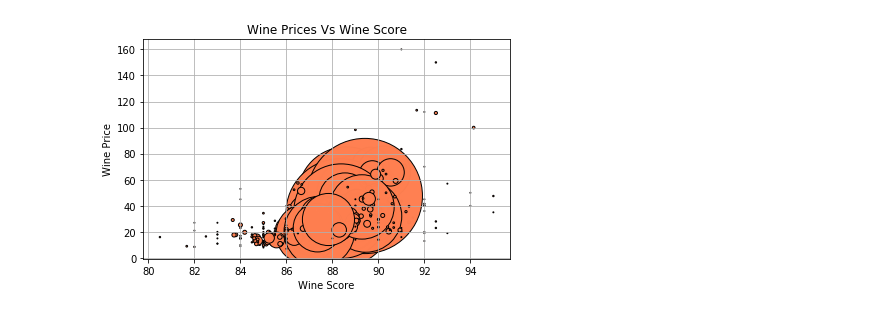
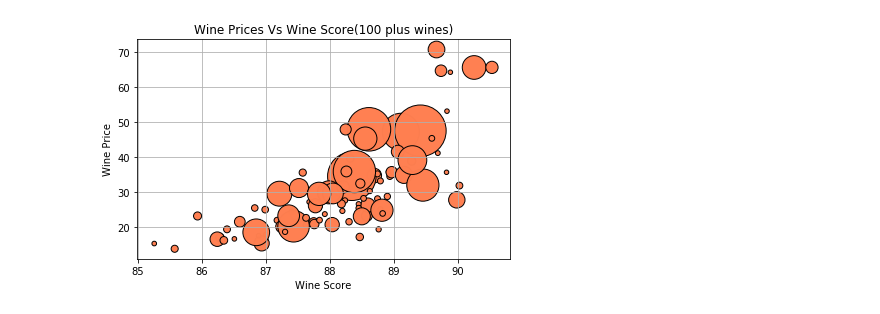
Before and after one commit to vittalsiddaiah/FantasticFive, a Jupyter notebook: Project/Notebooks/jagan.ipynb, the cells around one changed output. Cells and saved outputs as stored; diff of their text form; code cells hidden in the pictures.

```diff
--- a/Project/Notebooks/jagan.ipynb
+++ b/Project/Notebooks/jagan.ipynb
@@ -59,0 +51,8 @@ wine_type_df_200.head()
+# %%
+#Drop wines above  $200
+wine_type_df_100 = wine_type_df[wine_type_df['Wines in type'] > 99].reset_index()
+wine_type_df_300 = wine_type_df[wine_type_df['Wines in type'] > 299].reset_index()
+wine_type_df_1000 = wine_type_df[wine_type_df['Wines in type'] > 999].reset_index()
+
+#wine_type_df_100.head()
+wine_type_df_1000.head()
@@ -60,14 +66,14 @@ wine_type_df_200.head()
 # %%
-plt.scatter(wine_type_df_200['Average Points'],wine_type_df_200['Average Price'],
-            s = wine_type_df_200['Wines in type'],
+# Plot bubble 100 plus wines
+plt.scatter(wine_type_df_100['Average Points'],wine_type_df_100['Average Price'],
+            s = wine_type_df_100['Wines in type']/5,
             color = 'coral', edgecolor = 'black', alpha = .99)
 plt.xlabel('Wine Score')
 plt.ylabel('Wine Price')
-plt.title('Wine Prices Vs Wine Score')
+plt.title('Wine Prices Vs Wine Score(100 plus wines)')
 plt.tight_layout()
-plt.savefig('winetypes-pirce-score1.png')
 plt.grid()
-
+plt.savefig('winetypes-pirce-score_100.png')
 plt.show()
 # %% [output]
-[figure, old version]
+[figure, new version]
```
Also changed, not shown: parts of 12 cells of this notebook, 13 other files.
